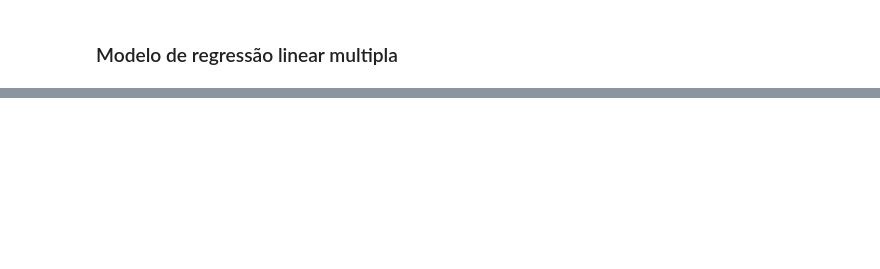
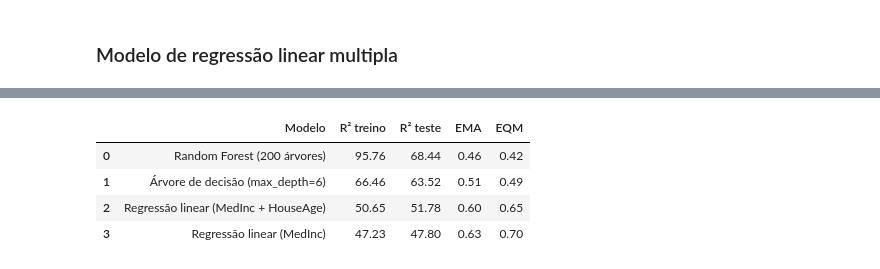
Before and after one commit to GabrielMendes-data/fetch_california_housing, a Jupyter notebook: executer.ipynb, the cells around one changed output, grey strips where cells are left out. Cells and saved outputs as stored; diff of their text form; code cells hidden in the pictures; blank space fills up the shorter version.

```diff
--- a/executer.ipynb
+++ b/executer.ipynb
@@ -294,0 +342,8 @@ Esses valores indicam que, apesar de ***MedInc*** ser a variável mais forte ind
+# %%
+regmult = LinearRegression().fit(X_train[['MedInc','HouseAge']], y_train)
+y_pred_mult = regmult.predict(X_test[['MedInc','HouseAge']])
+
+r2_lr_multi_treino = regmult.score(X_train[['MedInc','HouseAge']], y_train)* 100
+r2_lr_multi_teste = regmult.score(X_test[['MedInc','HouseAge']], y_test) * 100
+ema_lr_multi = mean_absolute_error(y_test, y_pred_mult)
+eqm_lr_multi = mean_squared_error(y_test, y_pred_mult)
@@ -294,0 +465,22 @@ Esses valores indicam que, apesar de ***MedInc*** ser a variável mais forte ind
+# %%
+resultados = {
+    'Modelo': [
+        'Regressão linear (MedInc)',
+        'Regressão linear (MedInc + HouseAge)',
+        'Árvore de decisão (max_depth=6)',
+        'Random Forest (200 árvores)'
+    ],
+    'R² treino': [r2_lr_treino, r2_lr_multi_treino, r2_tree_treino, r2_rf_treino],
+    'R² teste': [r2_lr_teste, r2_lr_multi_teste, r2_tree_teste, r2_rf_teste],
+    'EMA': [ema_lr, ema_lr_multi, ema_tree, ema_rf],
+    'EQM': [eqm_lr, eqm_lr_multi, eqm_tree, eqm_rf]
+}
+
+df_resultados = pd.DataFrame(resultados).round(2).sort_values(by='R² teste', ascending=False).reset_index(drop=True)
+display(df_resultados)
+# %% [output]
+|  | Modelo | R² treino | R² teste | EMA | EQM |
+| 0 | Random Forest (200 árvores) | 95.76 | 68.44 | 0.46 | 0.42 |
+| 1 | Árvore de decisão (max_depth=6) | 66.46 | 63.52 | 0.51 | 0.49 |
+| 2 | Regressão linear (MedInc + HouseAge) | 50.65 | 51.78 | 0.60 | 0.65 |
+| 3 | Regressão linear (MedInc) | 47.23 | 47.80 | 0.63 | 0.70 |
```
Also changed, not shown: parts of 31 cells of this notebook.
